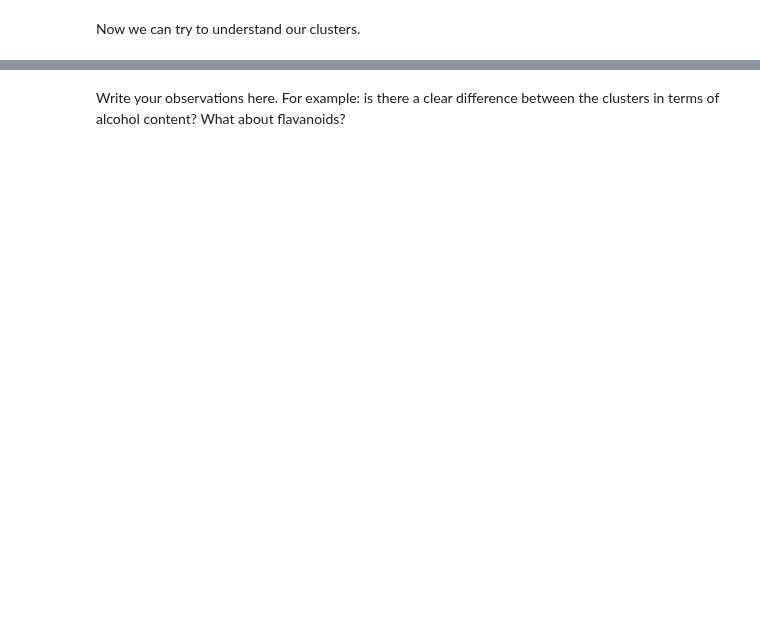
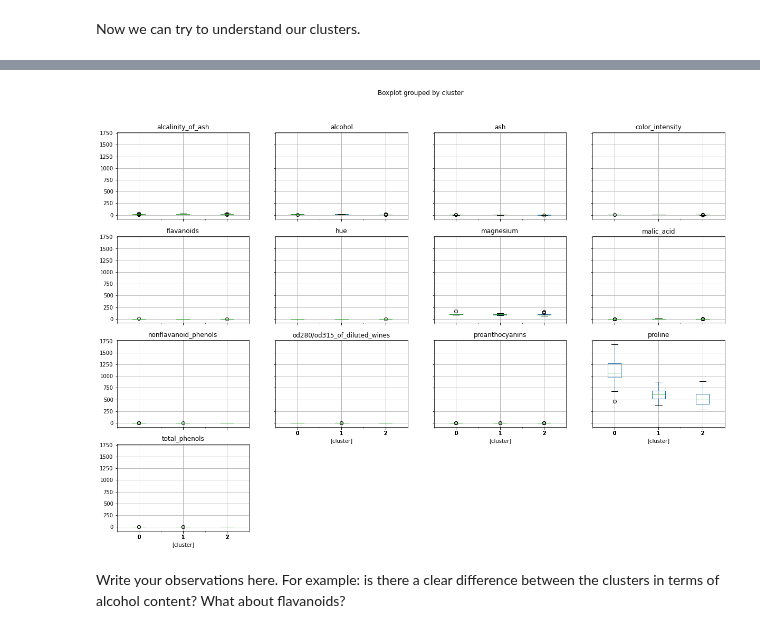
Before and after one commit to ThakdanaiSaelee/Lab_CE888, a Jupyter notebook: lab5 - data_exploration/lab_exploration.ipynb, the cells around one changed output, grey strips where cells are left out. Cells and saved outputs as stored; diff of their text form; code cells hidden in the pictures; blank space fills up the shorter version.

```diff
--- a/lab5 - data_exploration/lab_exploration.ipynb
+++ b/lab5 - data_exploration/lab_exploration.ipynb
@@ -206,3 +244,7 @@ Now we can try to understand our clusters.
 # the cluster assignment from above
 
 # YOUR CODE HERE
+original = data.data.copy()
+column = list(original.columns)
+original['cluster'] = kmean.labels_
+original
@@ -209,7 +265,10 @@ Now we can try to understand our clusters.
 # %%
 # Do a boxplot of each feature, separating between clusters
 
 # YOUR CODE HERE
+boxplot = original.boxplot(by='cluster', figsize = (20,14))
+# %% [output]
+[figure, added]
 # %% [markdown]
 Write your observations here.
 For example: is there a clear difference between the clusters in terms of alcohol content? What about flavanoids?
```
Also changed, not shown: parts of 5 cells of this notebook.
